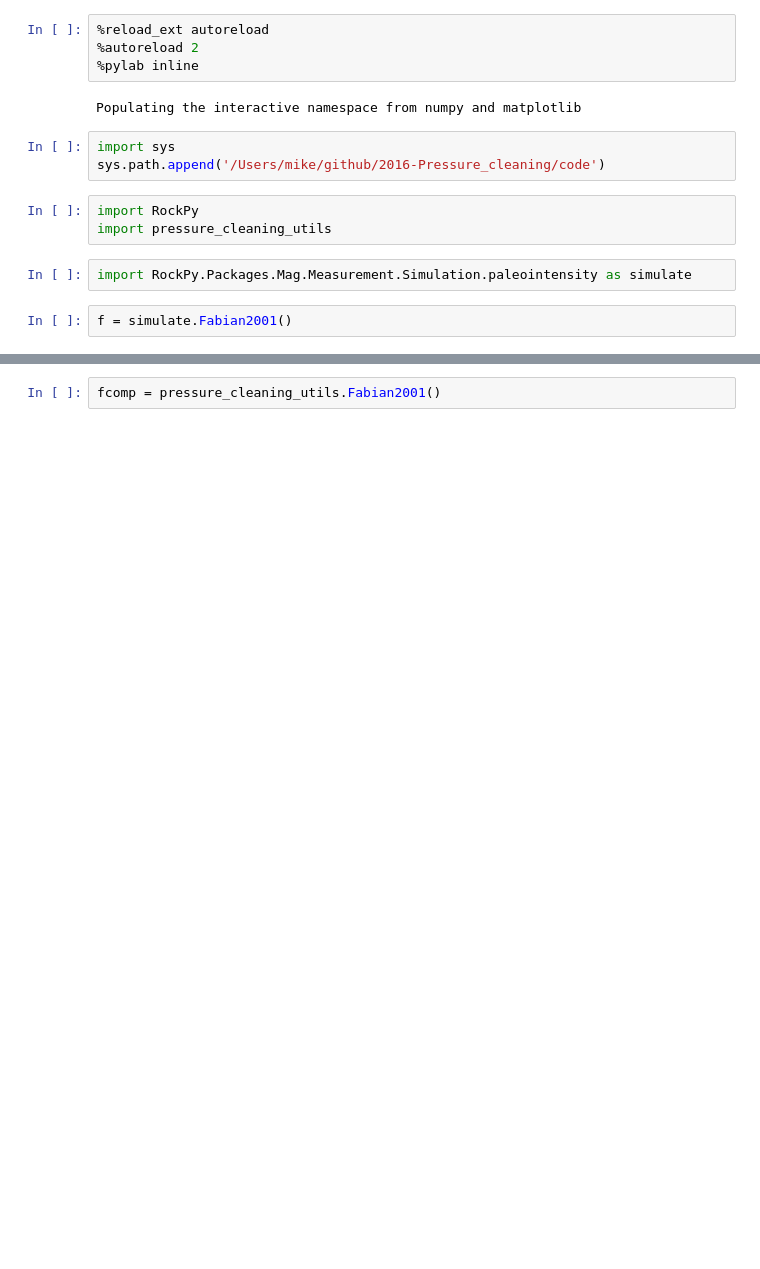
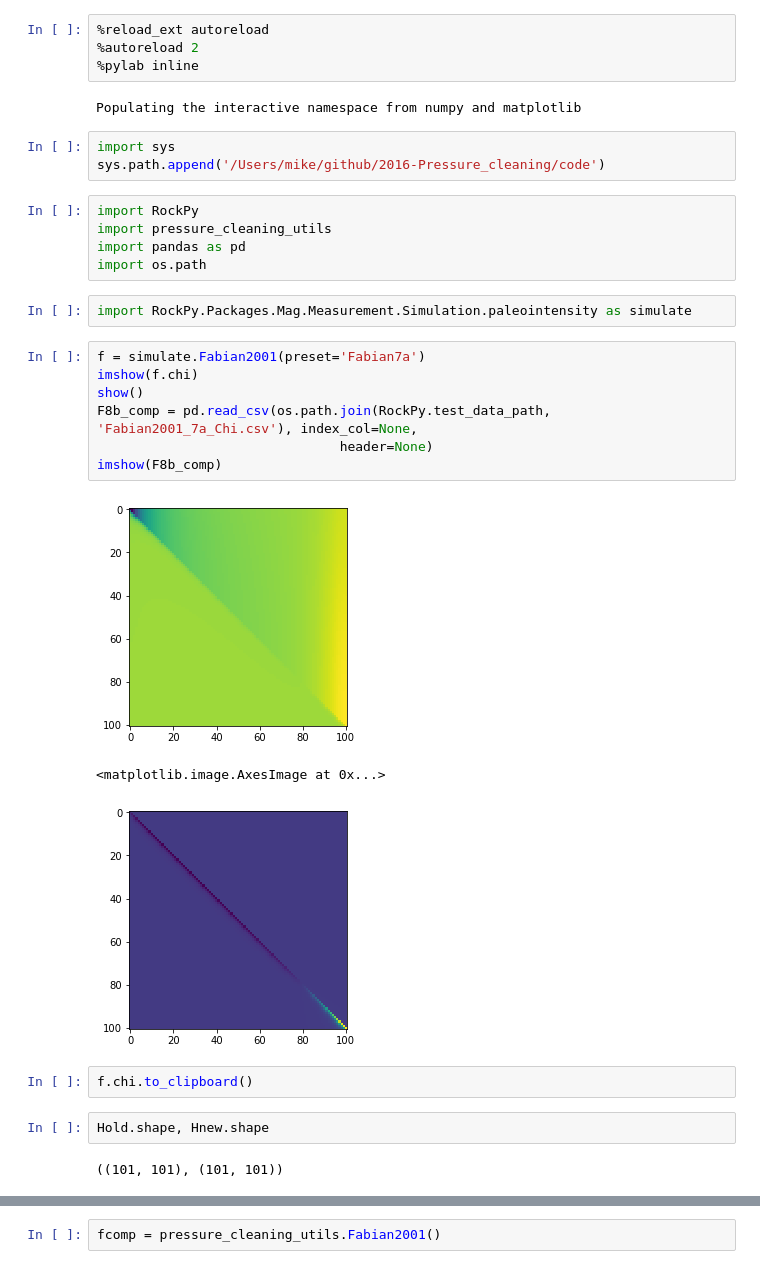
Before and after one commit to MikeVolk/RockPy, a Jupyter notebook: Plaointensity_simulations.ipynb, the cells around one changed output, grey strips where cells are left out. Saved outputs shown, nothing was run; the diff lists cells and outputs as text; blank space fills up the shorter version.

```diff
--- a/Plaointensity_simulations.ipynb
+++ b/Plaointensity_simulations.ipynb
@@ -10,7 +10,24 @@ sys.path.append('/Users/mike/github/2016-Pressure_cleaning/code')
 # %%
 import RockPy
 import pressure_cleaning_utils
+import pandas as pd
+import os.path
 # %%
 import RockPy.Packages.Mag.Measurement.Simulation.paleointensity as simulate
-# %%
-f = simulate.Fabian2001()
+# %%
+f = simulate.Fabian2001(preset='Fabian7a')
+imshow(f.chi)
+show()
+F8b_comp = pd.read_csv(os.path.join(RockPy.test_data_path, 'Fabian2001_7a_Chi.csv'), index_col=None,
+                               header=None)
+imshow(F8b_comp)
+# %% [output]
+[figure, added]
+<matplotlib.image.AxesImage at 0x...>
+[figure, added]
+# %%
+f.chi.to_clipboard()
+# %%
+Hold.shape, Hnew.shape
+# %% [output]
+((101, 101), (101, 101))
```
Also changed, not shown: parts of 14 cells of this notebook, 19 other files.
